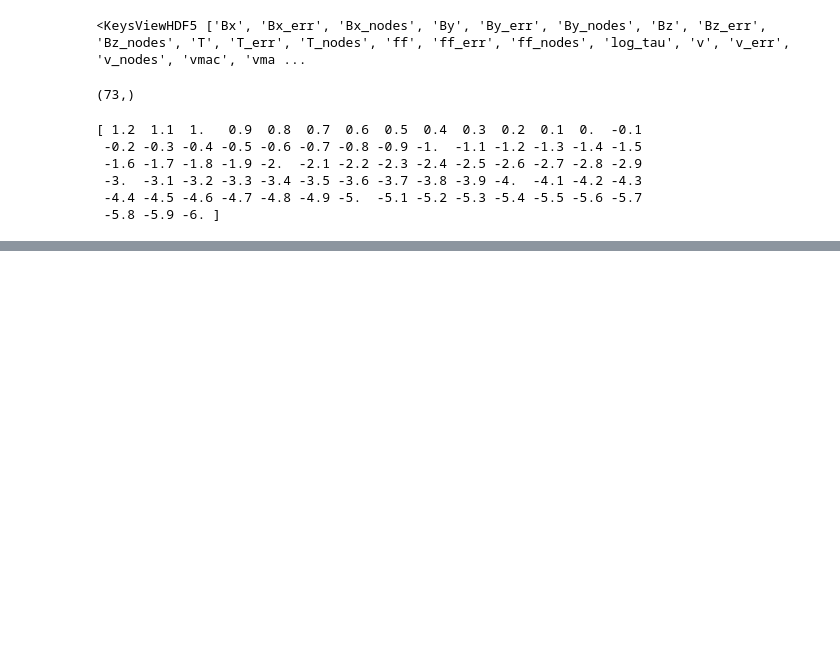
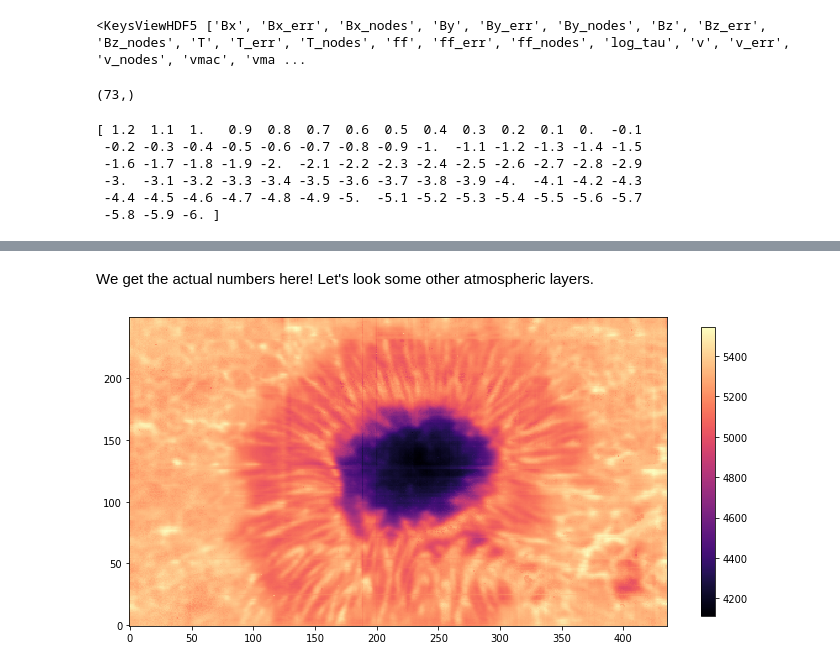
Before and after one commit to ivanzmilic/hazel_rout, a Jupyter notebook: explore_10830.ipynb, the cells around one changed output, grey strips where cells are left out. Cells and saved outputs as stored; diff of their text form; code cells hidden in the pictures; blank space fills up the shorter version.

```diff
--- a/explore_10830.ipynb
+++ b/explore_10830.ipynb
@@ -132,0 +155,9 @@ print (log_tau)
+# %% [markdown]
+We get the actual numbers here! Let's look some other atmospheric layers.
+# %%
+plt.figure(figsize=[10,7])
+plt.imshow(T[:,:,1,22].T,cmap='magma',origin='lower')
+plt.colorbar(shrink=0.6)
+plt.tight_layout()
+# %% [output]
+[figure, added]
```
Also changed, not shown: parts of 12 cells of this notebook.
